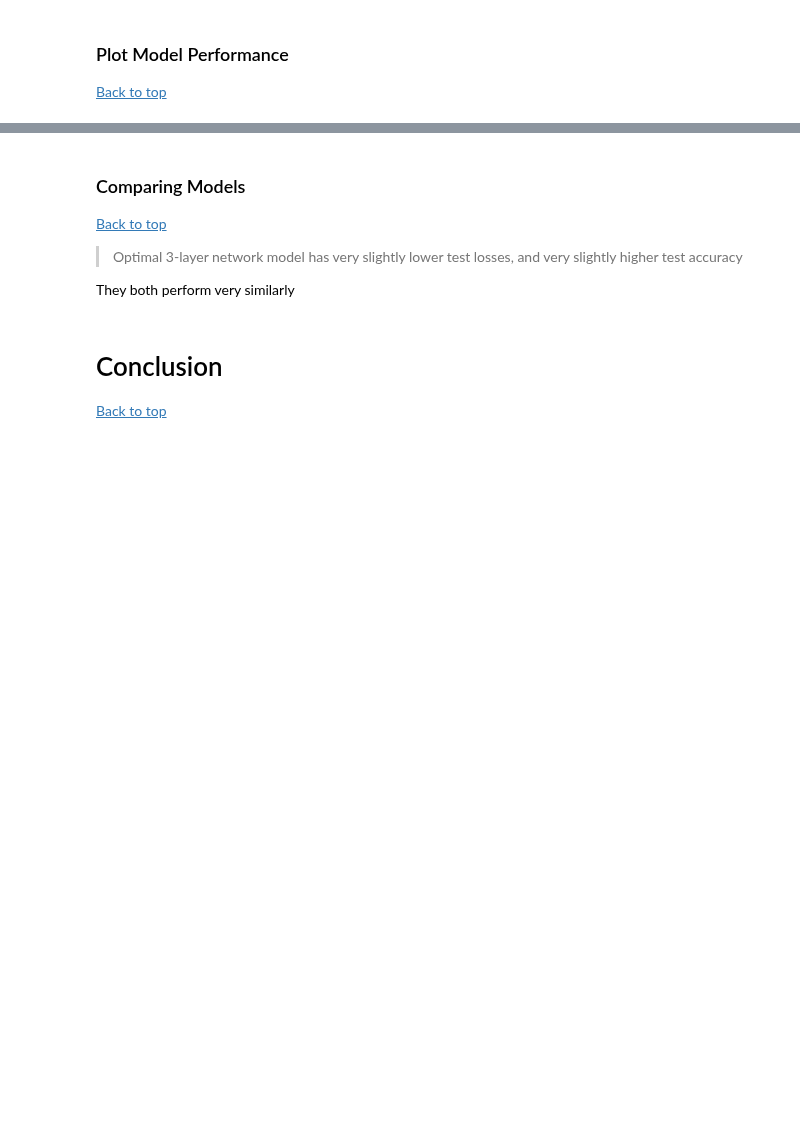
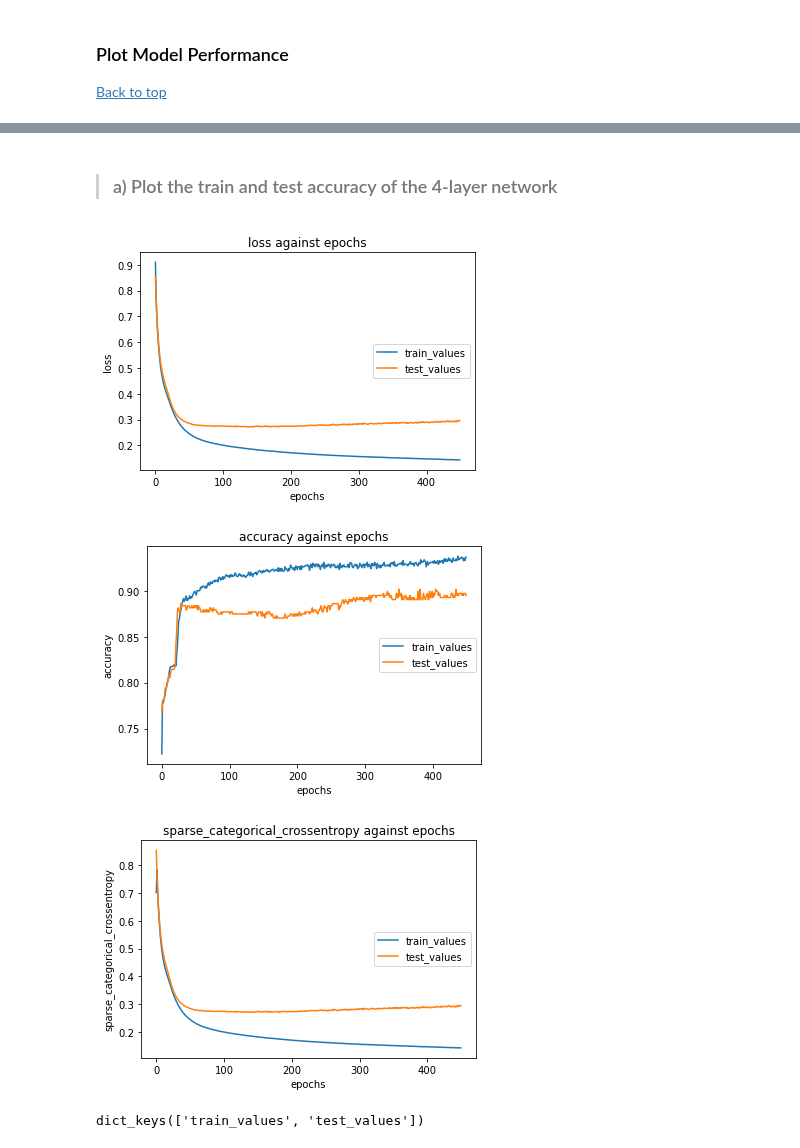
Before and after one commit to tanchuanxin/cz4042_assignment_1, a Jupyter notebook: 1a/assignment_1a_q5.ipynb, the cells around one changed output, grey strips where cells are left out. Drawn from its saved outputs; the diff is of its cells as text; code cells hidden in the pictures; blank space fills up the shorter version.

```diff
--- a/1a/assignment_1a_q5.ipynb
+++ b/1a/assignment_1a_q5.ipynb
@@ -371,10 +437,20 @@ for history_object in ['accuracy', 'loss', 'sparse_categorical_crossentropy']:
-# %% [markdown]
-### Comparing Models <a name="comparing_models"></a>
-[Back to top](#toc)
-
-> Optimal 3-layer network model has very slightly lower test losses, and very slightly higher test accuracy
-
-They both perform very similarly
-# %% [markdown]
-# Conclusion <a name="conclusion"></a>
-[Back to top](#toc)
+# %% [markdown]
+> ### a) Plot the train and test accuracy of the 4-layer network
+# %%
+for history_object in ['loss', 'accuracy', 'sparse_categorical_crossentropy']:
+    for model_name in histories_final_4.keys():
+        plt.plot(histories_final_4[model_name][history_object], label=model_name)
+
+    plt.title(history_object + ' against epochs')
+    plt.ylabel(history_object)
+    plt.xlabel('epochs')
+    plt.legend(loc="center right")
+    plt.show()
+# %% [output]
+[figure, added]
+[figure, added]
+[figure, added]
+# %%
+histories_final_4.keys()
+# %% [output]
+dict_keys(['train_values', 'test_values'])
```
Also changed, not shown: parts of 36 cells of this notebook, 11 other files.
